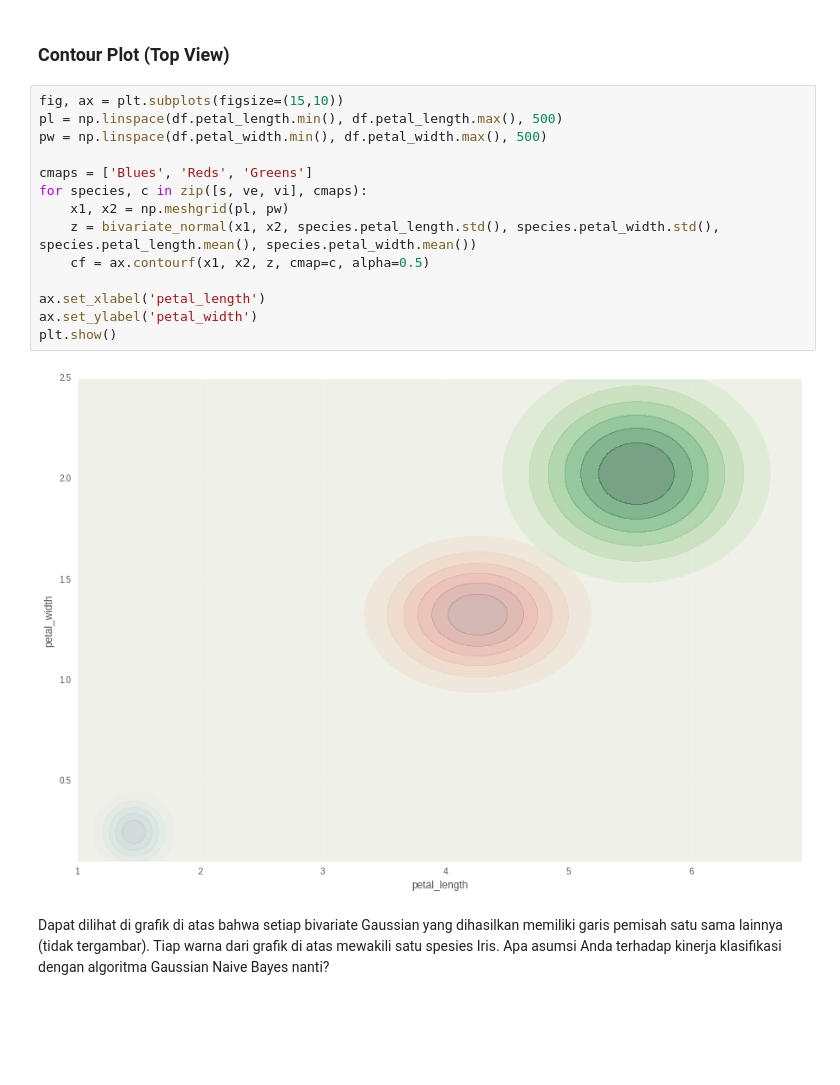
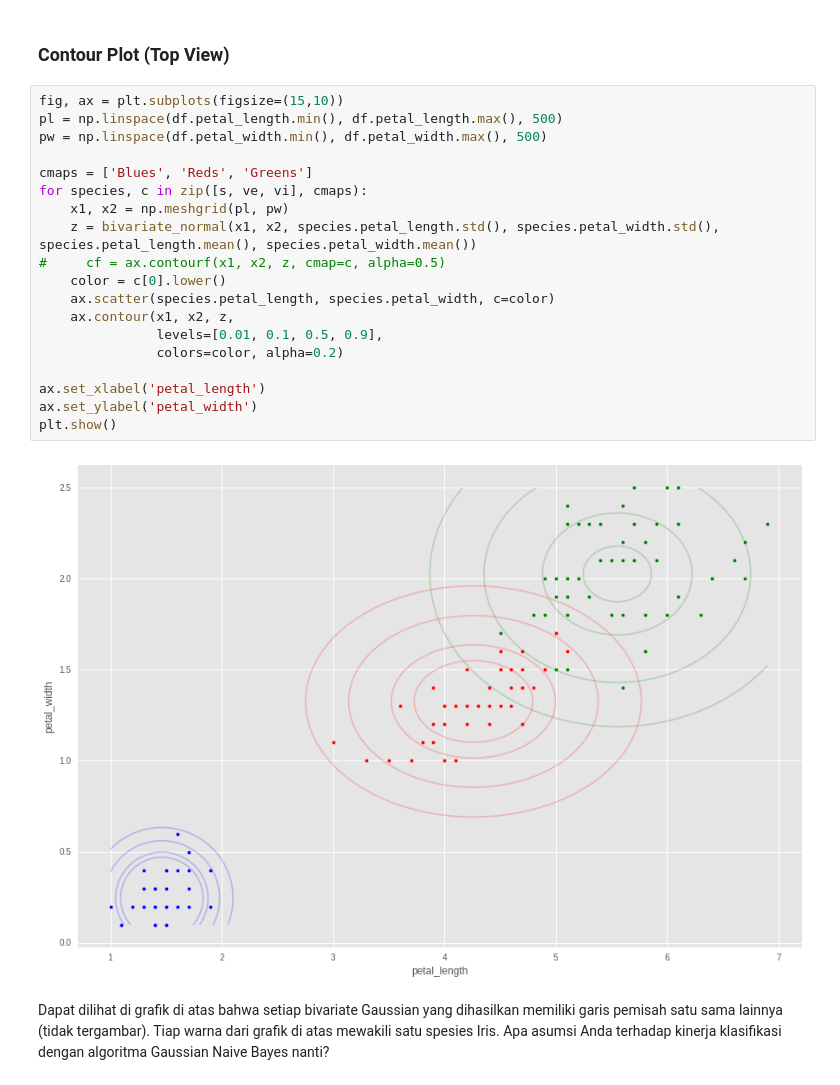
Before and after one commit to aliakbars/uai-dm, a Jupyter notebook: scripts/lab2.ipynb, the cells around one changed output. Cells and saved outputs as stored; diff of their text form; blank space fills up the shorter version.

Commit message:
Perbaikan contour plot dan covariance matrix

```diff
--- a/scripts/lab2.ipynb
+++ b/scripts/lab2.ipynb
@@ -121,19 +121,24 @@ Bivariate Gaussian spesies Setosa yang dibentuk dalam 3D. Grafik setelah ini men
 # %%
 fig, ax = plt.subplots(figsize=(15,10))
 pl = np.linspace(df.petal_length.min(), df.petal_length.max(), 500)
 pw = np.linspace(df.petal_width.min(), df.petal_width.max(), 500)
 
 cmaps = ['Blues', 'Reds', 'Greens']
 for species, c in zip([s, ve, vi], cmaps):
     x1, x2 = np.meshgrid(pl, pw)
     z = bivariate_normal(x1, x2, species.petal_length.std(), species.petal_width.std(), species.petal_length.mean(), species.petal_width.mean())
-    cf = ax.contourf(x1, x2, z, cmap=c, alpha=0.5)
+#     cf = ax.contourf(x1, x2, z, cmap=c, alpha=0.5)
+    color = c[0].lower()
+    ax.scatter(species.petal_length, species.petal_width, c=color)
+    ax.contour(x1, x2, z,
+               levels=[0.01, 0.1, 0.5, 0.9],
+               colors=color, alpha=0.2)
 
 ax.set_xlabel('petal_length')
 ax.set_ylabel('petal_width')
 plt.show()
 # %% [output]
-[figure, old version]
+[figure, new version]
 # %% [markdown]
 Dapat dilihat di grafik di atas bahwa setiap bivariate Gaussian yang dihasilkan memiliki garis pemisah satu sama lainnya (tidak tergambar). Tiap warna dari grafik di atas mewakili satu spesies Iris. Apa asumsi Anda terhadap kinerja klasifikasi dengan algoritma Gaussian Naive Bayes nanti?
 # %% [markdown]
```
Also changed, not shown: 1 other file.
